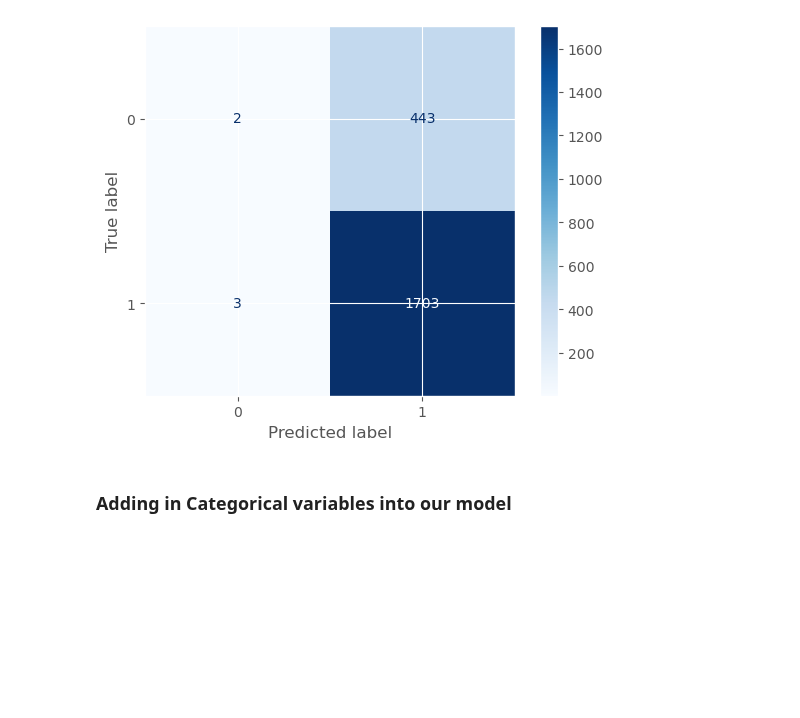
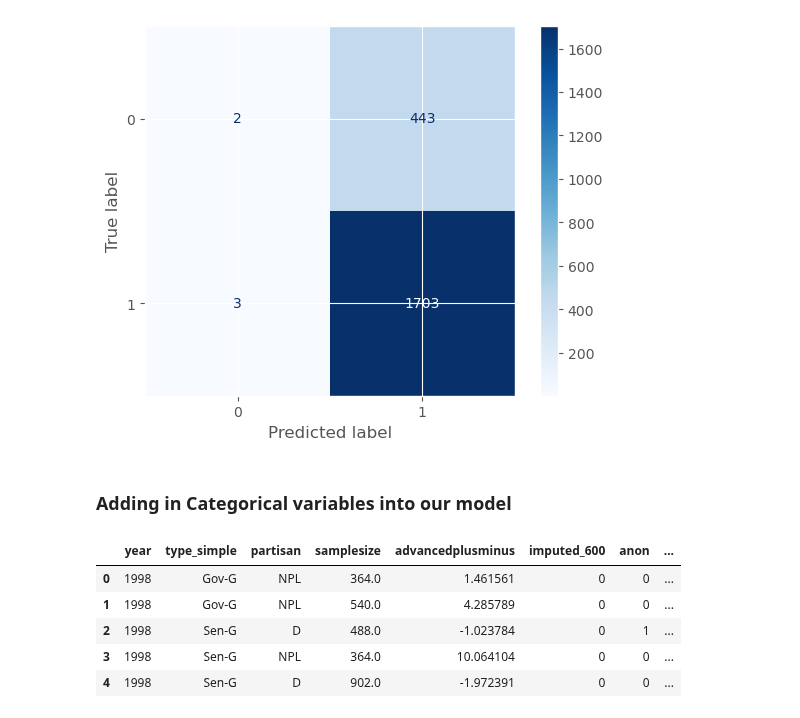
Before and after one commit to vijay-ravuri/poll-accuracy-modeling, a Jupyter notebook: code/NikkiNotebook2.ipynb, the cells around one changed output. Cells and saved outputs as stored; diff of their text form; code cells hidden in the pictures; blank space fills up the shorter version.

```diff
--- a/code/NikkiNotebook2.ipynb
+++ b/code/NikkiNotebook2.ipynb
@@ -807,2 +793,11 @@ y = polls2['rightcall']
+# %%
+X.head()
+# %% [output]
+|  | year | type_simple | partisan | samplesize | advancedplusminus | imputed_600 | anon | ... |
+| 0 | 1998 | Gov-G | NPL | 364.0 | 1.461561 | 0 | 0 | ... |
+| 1 | 1998 | Gov-G | NPL | 540.0 | 4.285789 | 0 | 0 | ... |
+| 2 | 1998 | Sen-G | D | 488.0 | -1.023784 | 0 | 1 | ... |
+| 3 | 1998 | Sen-G | NPL | 364.0 | 10.064104 | 0 | 0 | ... |
+| 4 | 1998 | Sen-G | D | 902.0 | -1.972391 | 0 | 0 | ... |
 # %%
 X_train, X_test, y_train, y_test = train_test_split(X,y, random_state = 42, train_size = 0.8)
```
Also changed, not shown: parts of 11 cells of this notebook.
